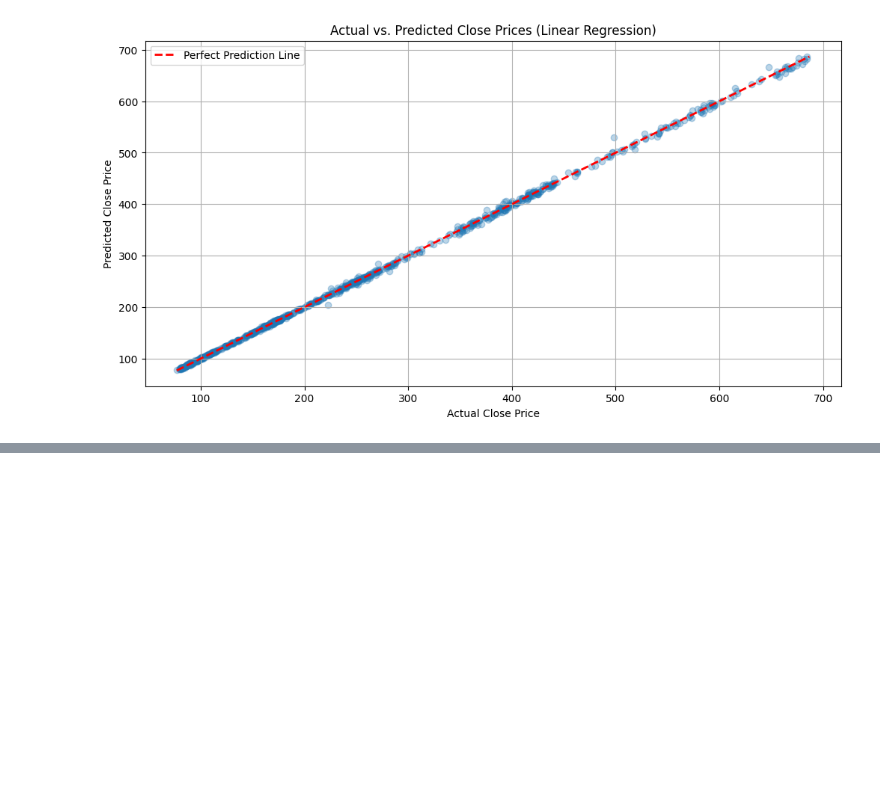
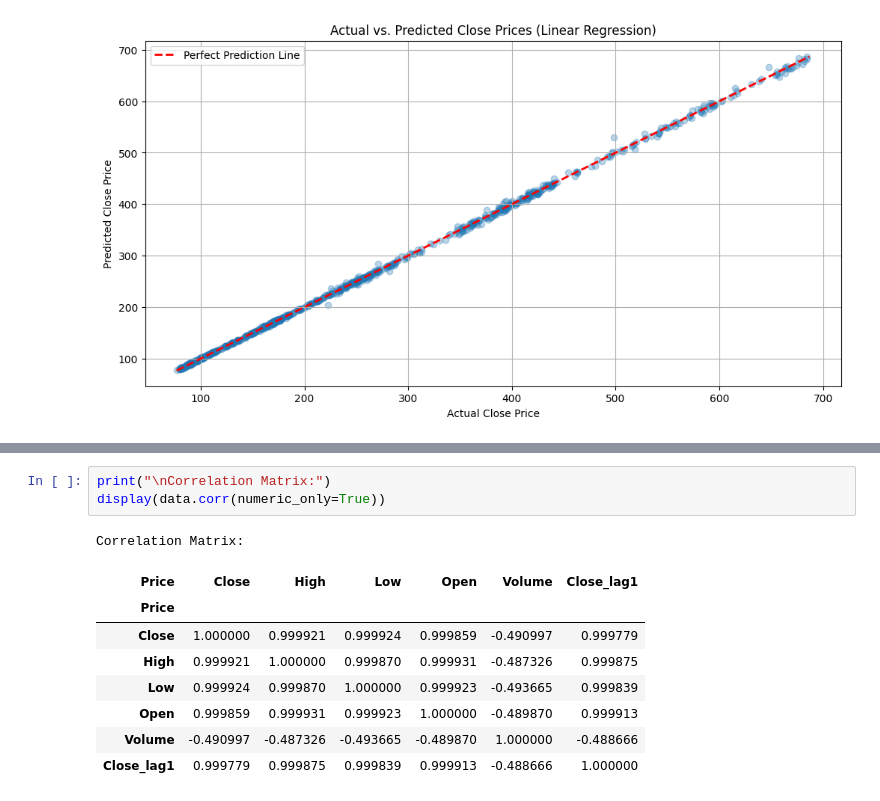
Before and after one commit to TusharB-07/regime-aware-stock-prediction, a Jupyter notebook: Experiment_1.ipynb, the cells around one changed output, grey strips where cells are left out. Saved outputs shown, nothing was run; the diff lists cells and outputs as text; blank space fills up the shorter version.

```diff
--- a/Experiment_1.ipynb
+++ b/Experiment_1.ipynb
@@ -174,0 +250,13 @@ plt.show()
+# %%
+print("\nCorrelation Matrix:")
+display(data.corr(numeric_only=True))
+# %% [output]
+Correlation Matrix:
+| Price | Close | High | Low | Open | Volume | Close_lag1 |
+| Price |  |  |  |  |  |  |
+| Close | 1.000000 | 0.999921 | 0.999924 | 0.999859 | -0.490997 | 0.999779 |
+| High | 0.999921 | 1.000000 | 0.999870 | 0.999931 | -0.487326 | 0.999875 |
+| Low | 0.999924 | 0.999870 | 1.000000 | 0.999923 | -0.493665 | 0.999839 |
+| Open | 0.999859 | 0.999931 | 0.999923 | 1.000000 | -0.489870 | 0.999913 |
+| Volume | -0.490997 | -0.487326 | -0.493665 | -0.489870 | 1.000000 | -0.488666 |
+| Close_lag1 | 0.999779 | 0.999875 | 0.999839 | 0.999913 | -0.488666 | 1.000000 |
```
Also changed, not shown: parts of 6 cells of this notebook.
